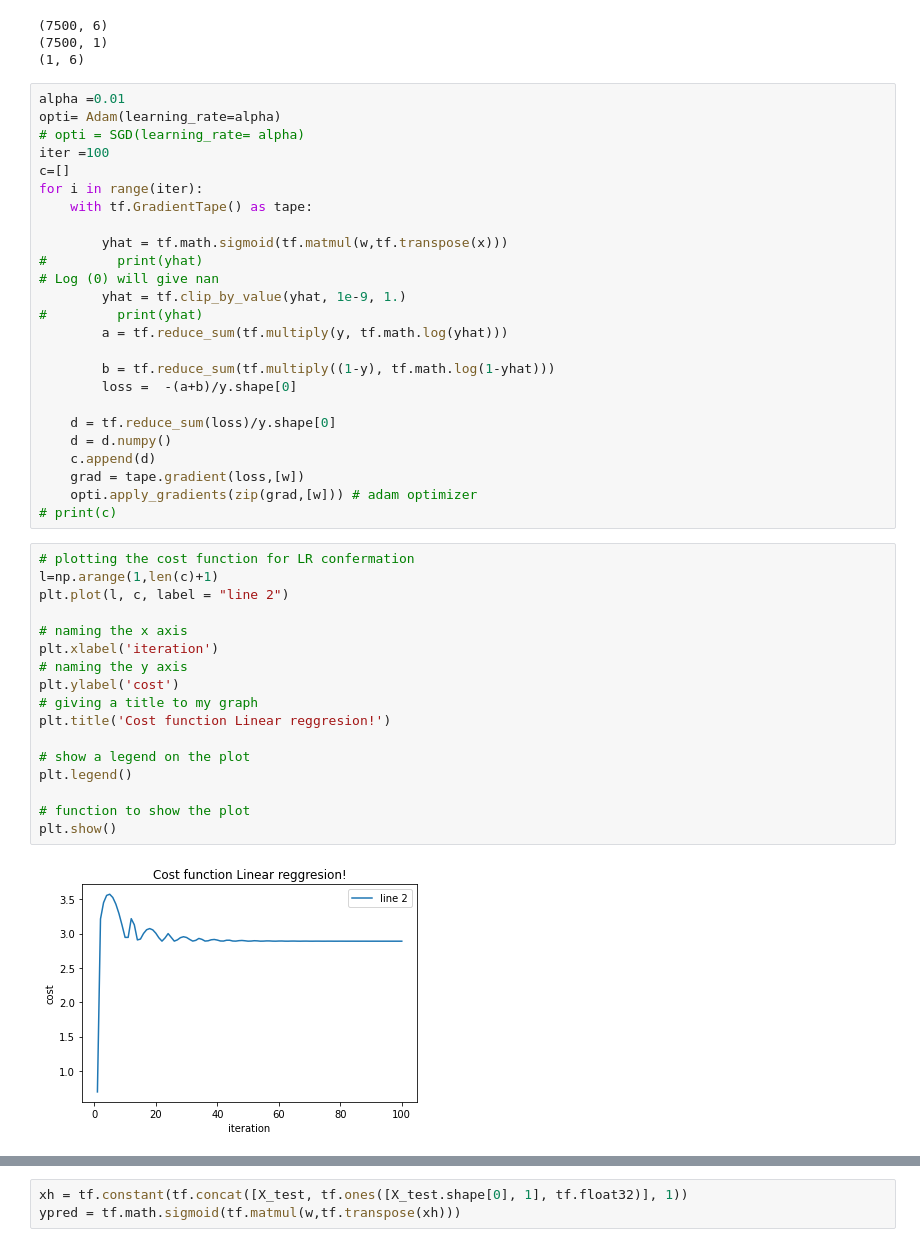
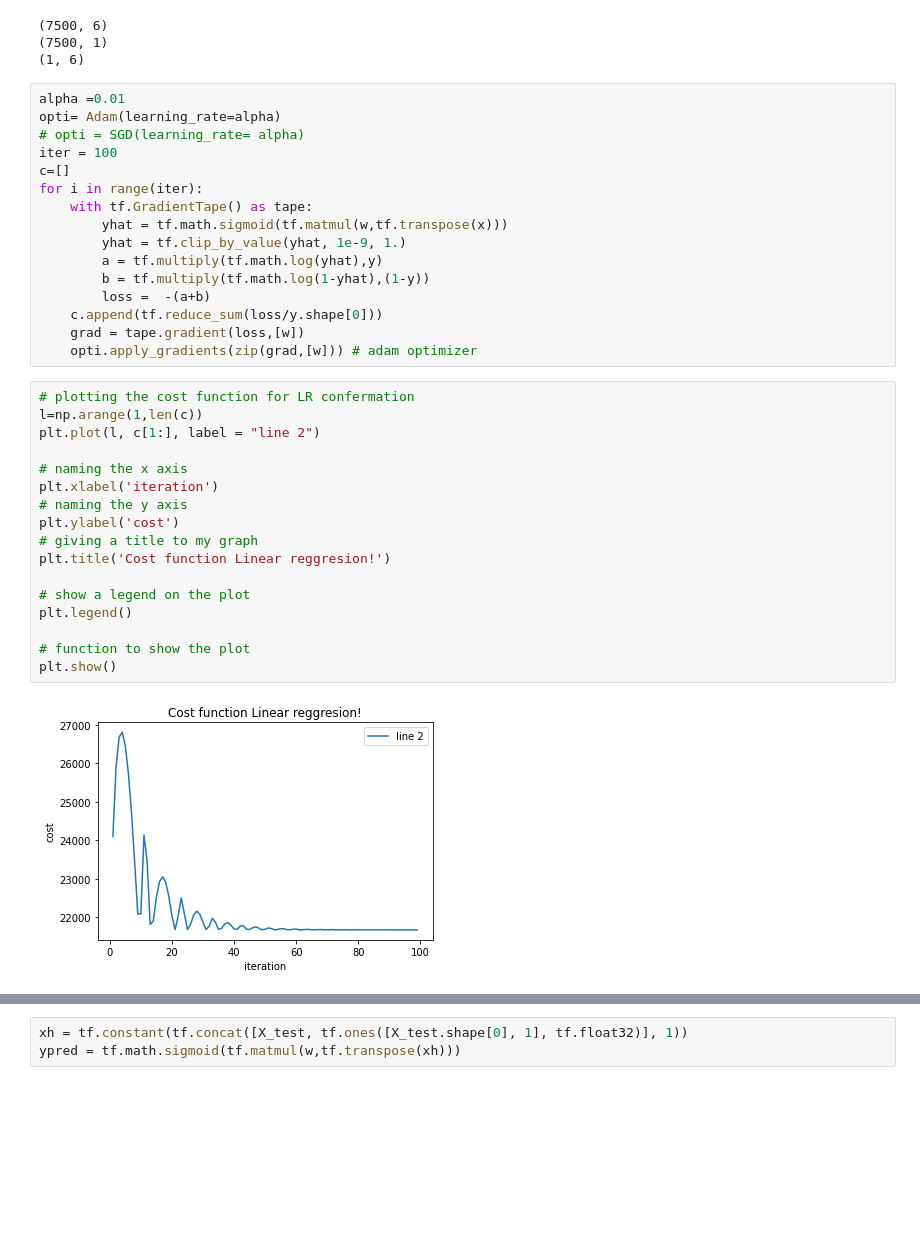
Before and after one commit to abhirockraj1/DataAnalysis, a Jupyter notebook: LogitiscRegression.ipynb, the cells around one changed output, grey strips where cells are left out. Saved outputs shown, nothing was run; the diff lists cells and outputs as text; blank space fills up the shorter version.

```diff
--- a/LogitiscRegression.ipynb
+++ b/LogitiscRegression.ipynb
@@ -156,45 +159,36 @@ print(w.shape)
 alpha =0.01
 opti= Adam(learning_rate=alpha)
 # opti = SGD(learning_rate= alpha)
-iter =100
+iter = 100
 c=[]
 for i in range(iter):
     with tf.GradientTape() as tape:
-
         yhat = tf.math.sigmoid(tf.matmul(w,tf.transpose(x)))
-#         print(yhat)
-# Log (0) will give nan
         yhat = tf.clip_by_value(yhat, 1e-9, 1.)
-#         print(yhat)
-        a = tf.reduce_sum(tf.multiply(y, tf.math.log(yhat)))
-
-        b = tf.reduce_sum(tf.multiply((1-y), tf.math.log(1-yhat)))
-        loss =  -(a+b)/y.shape[0]
-
-    d = tf.reduce_sum(loss)/y.shape[0]
-    d = d.numpy()
-    c.append(d)
+        a = tf.multiply(tf.math.log(yhat),y)
+        b = tf.multiply(tf.math.log(1-yhat),(1-y))
+        loss =  -(a+b)
+    c.append(tf.reduce_sum(loss/y.shape[0]))
     grad = tape.gradient(loss,[w])
     opti.apply_gradients(zip(grad,[w])) # adam optimizer
-# print(c)
 # %%
 # plotting the cost function for LR confermation
-l=np.arange(1,len(c)+1)
-plt.plot(l, c, label = "line 2")
+l=np.arange(1,len(c))
+plt.plot(l, c[1:], label = "line 2")
 
 # naming the x axis
 plt.xlabel('iteration')
 # naming the y axis
 plt.ylabel('cost')
 # giving a title to my graph
 plt.title('Cost function Linear reggresion!')
 
 # show a legend on the plot
 plt.legend()
 
 # function to show the plot
 plt.show()
 # %% [output]
-[figure, old version]
+[figure, new version]
 # %%
 print(c)
```
Also changed, not shown: parts of 5 cells of this notebook.
